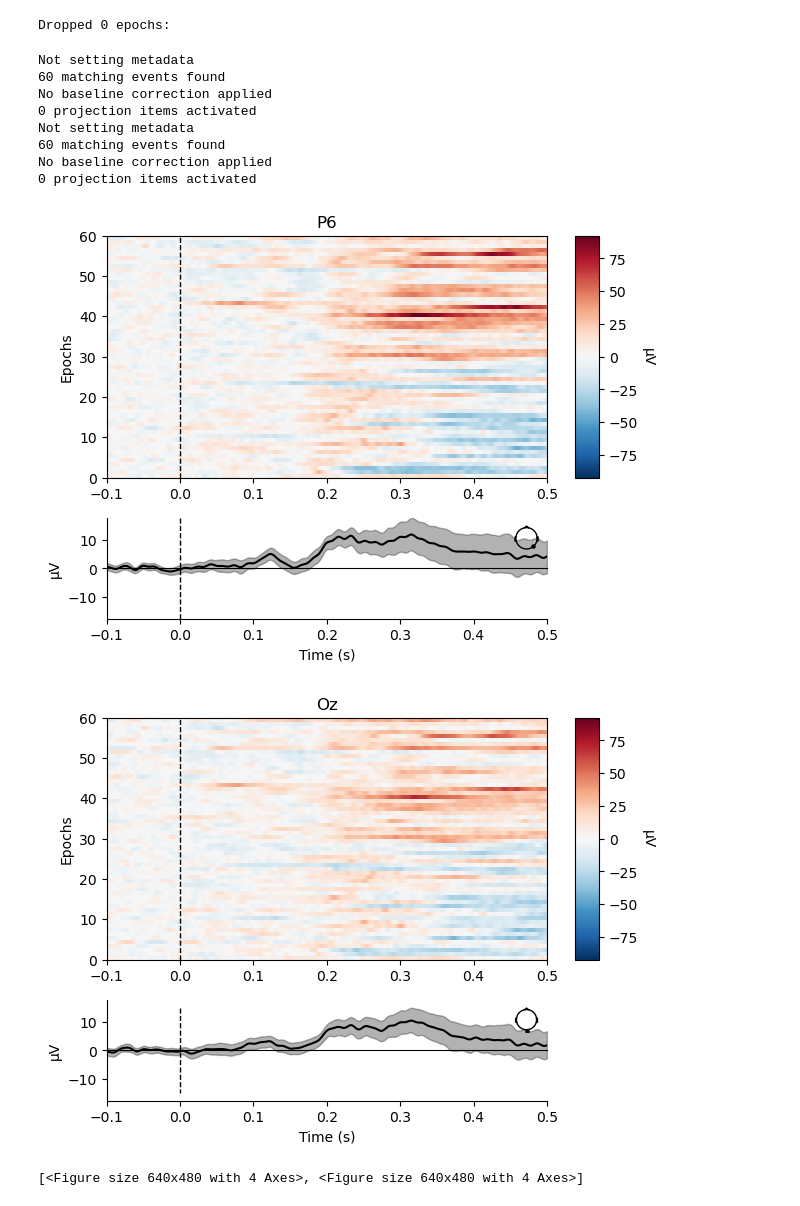
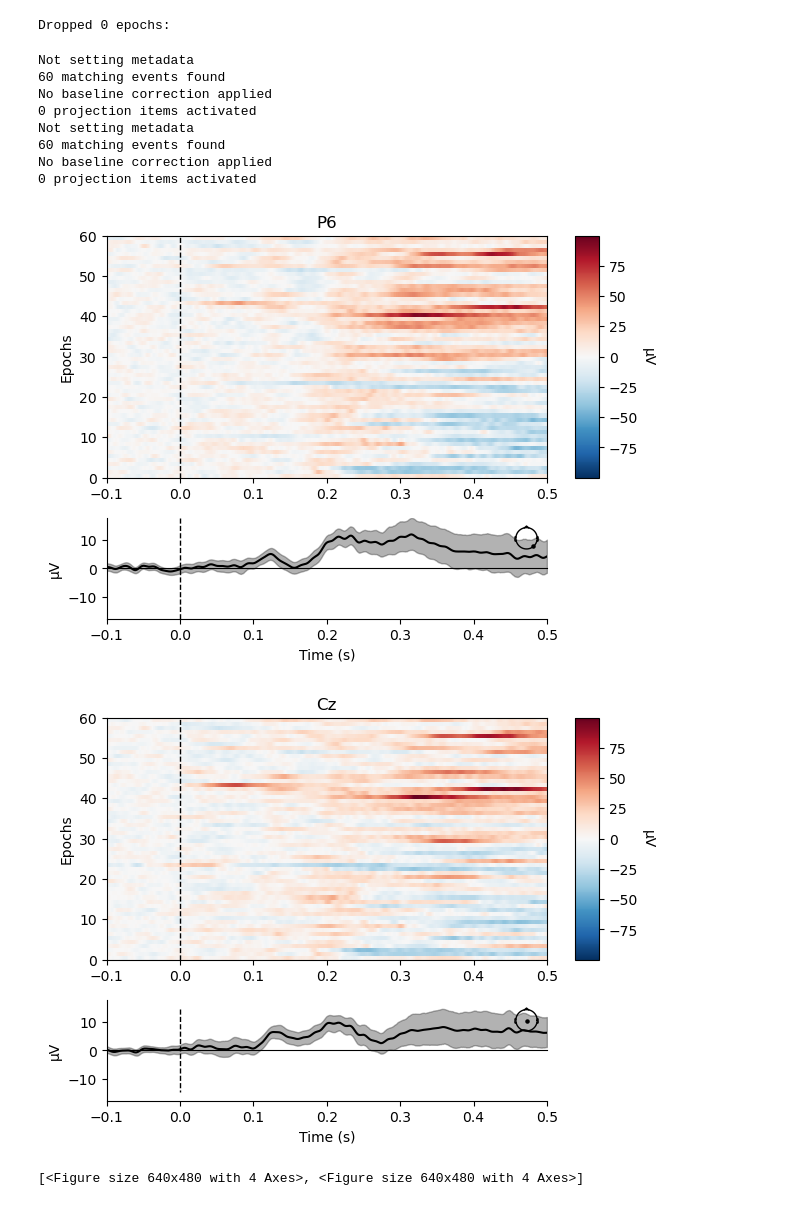
Before and after one commit to Shawnzty/tACS-Attention, a Jupyter notebook: processing/eeg_overview.ipynb, the cells around one changed output. Drawn from its saved outputs; the diff is of its cells as text; code cells hidden in the pictures.

```diff
--- a/processing/eeg_overview.ipynb
+++ b/processing/eeg_overview.ipynb
@@ -260,16 +262,16 @@ del raw, epochs  # free up memory
 # %% [output]
 Dropped 0 epochs:
 # %%
-endo_epochs.plot_image(picks=['P6', 'Oz'])
+endo_epochs.plot_image(picks=['P6', 'Cz'])
 # %% [output]
 Not setting metadata
 60 matching events found
 No baseline correction applied
 0 projection items activated
 Not setting metadata
 60 matching events found
 No baseline correction applied
 0 projection items activated
-[figure, old version]
+[figure, new version]
-[figure, old version]
+[figure, new version]
 [<Figure size 640x480 with 4 Axes>, <Figure size 640x480 with 4 Axes>]
```
Also changed, not shown: parts of 3 cells of this notebook.
